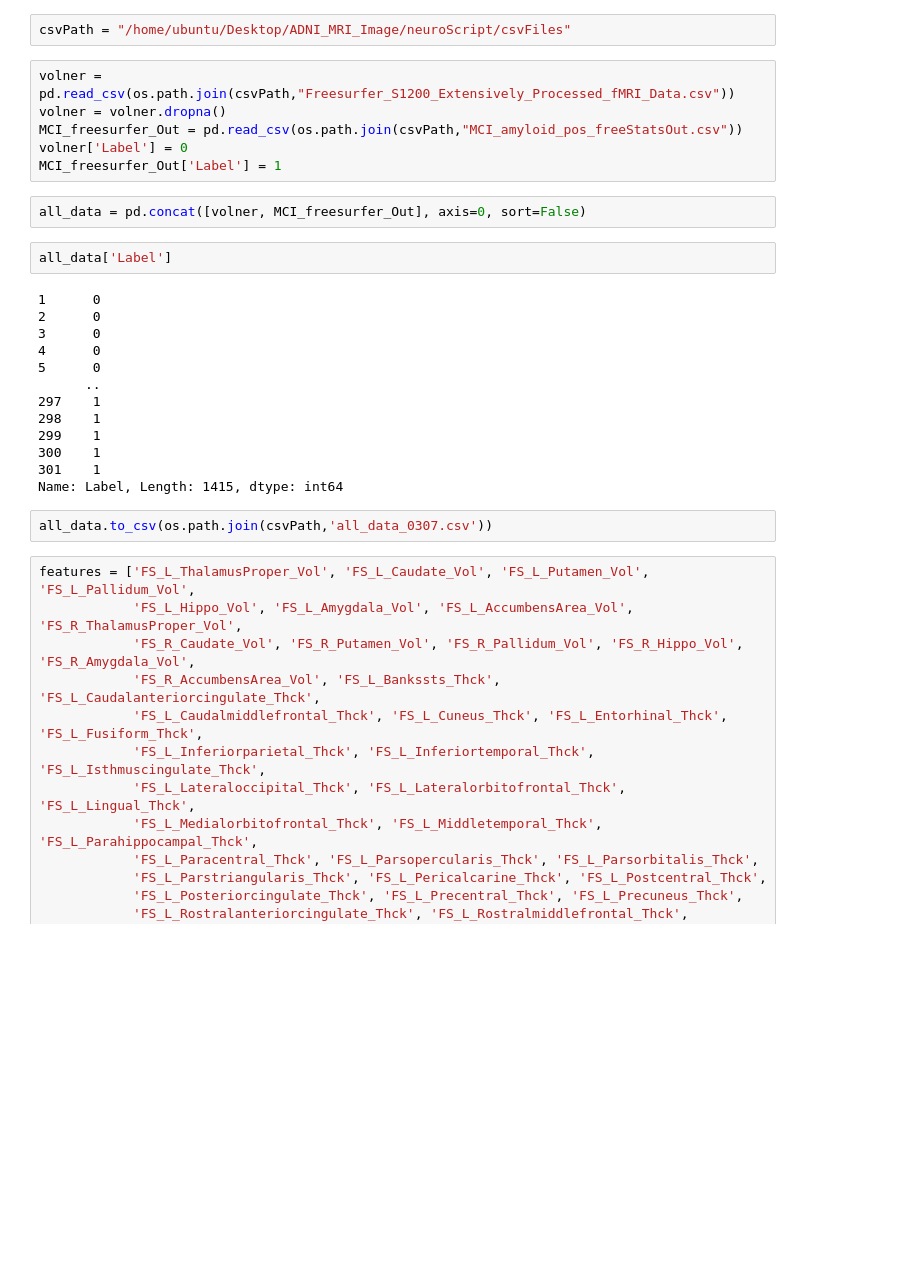
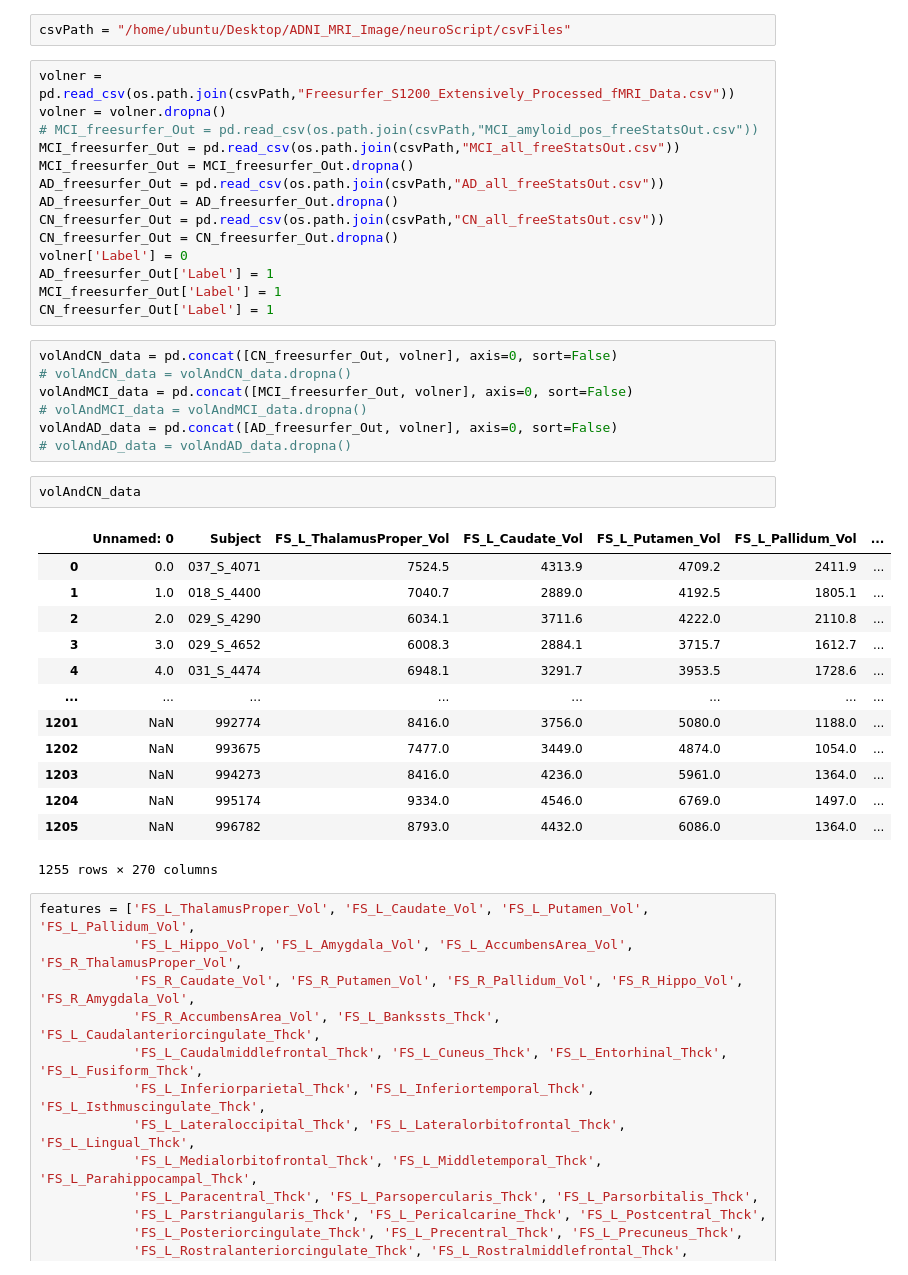
Before and after one commit to ulysses1881826/neuroScript, a Jupyter notebook: atrophyModelBuild.ipynb, the cells around one changed output. Saved outputs shown, nothing was run; the diff lists cells and outputs as text; blank space fills up the shorter version.

```diff
--- a/atrophyModelBuild.ipynb
+++ b/atrophyModelBuild.ipynb
@@ -28,28 +29,40 @@ csvPath = "/home/ubuntu/Desktop/ADNI_MRI_Image/neuroScript/csvFiles"
 # %%
 volner = pd.read_csv(os.path.join(csvPath,"Freesurfer_S1200_Extensively_Processed_fMRI_Data.csv"))
 volner = volner.dropna()
-MCI_freesurfer_Out = pd.read_csv(os.path.join(csvPath,"MCI_amyloid_pos_freeStatsOut.csv"))
+# MCI_freesurfer_Out = pd.read_csv(os.path.join(csvPath,"MCI_amyloid_pos_freeStatsOut.csv"))
+MCI_freesurfer_Out = pd.read_csv(os.path.join(csvPath,"MCI_all_freeStatsOut.csv"))
+MCI_freesurfer_Out = MCI_freesurfer_Out.dropna()
+AD_freesurfer_Out = pd.read_csv(os.path.join(csvPath,"AD_all_freeStatsOut.csv"))
+AD_freesurfer_Out = AD_freesurfer_Out.dropna()
+CN_freesurfer_Out = pd.read_csv(os.path.join(csvPath,"CN_all_freeStatsOut.csv"))
+CN_freesurfer_Out = CN_freesurfer_Out.dropna()
 volner['Label'] = 0
+AD_freesurfer_Out['Label'] = 1
 MCI_freesurfer_Out['Label'] = 1
+CN_freesurfer_Out['Label'] = 1
-# %%
-all_data = pd.concat([volner, MCI_freesurfer_Out], axis=0, sort=False)
-# %%
-all_data['Label']
-# %% [output]
-1      0
-2      0
-3      0
-4      0
-5      0
-      ..
-297    1
-298    1
-299    1
-300    1
-301    1
-Name: Label, Length: 1415, dtype: int64
-# %%
-all_data.to_csv(os.path.join(csvPath,'all_data_0307.csv'))
+# %%
+volAndCN_data = pd.concat([CN_freesurfer_Out, volner], axis=0, sort=False)
+# volAndCN_data = volAndCN_data.dropna()
+volAndMCI_data = pd.concat([MCI_freesurfer_Out, volner], axis=0, sort=False)
+# volAndMCI_data = volAndMCI_data.dropna()
+volAndAD_data = pd.concat([AD_freesurfer_Out, volner], axis=0, sort=False)
+# volAndAD_data = volAndAD_data.dropna()
+# %%
+volAndCN_data
+# %% [output]
+|  | Unnamed: 0 | Subject | FS_L_ThalamusProper_Vol | FS_L_Caudate_Vol | FS_L_Putamen_Vol | FS_L_Pallidum_Vol | ... |
+| 0 | 0.0 | 037_S_4071 | 7524.5 | 4313.9 | 4709.2 | 2411.9 | ... |
+| 1 | 1.0 | 018_S_4400 | 7040.7 | 2889.0 | 4192.5 | 1805.1 | ... |
+| 2 | 2.0 | 029_S_4290 | 6034.1 | 3711.6 | 4222.0 | 2110.8 | ... |
+| 3 | 3.0 | 029_S_4652 | 6008.3 | 2884.1 | 3715.7 | 1612.7 | ... |
+| 4 | 4.0 | 031_S_4474 | 6948.1 | 3291.7 | 3953.5 | 1728.6 | ... |
+| ... | ... | ... | ... | ... | ... | ... | ... |
+| 1201 | NaN | 992774 | 8416.0 | 3756.0 | 5080.0 | 1188.0 | ... |
+| 1202 | NaN | 993675 | 7477.0 | 3449.0 | 4874.0 | 1054.0 | ... |
+| 1203 | NaN | 994273 | 8416.0 | 4236.0 | 5961.0 | 1364.0 | ... |
+| 1204 | NaN | 995174 | 9334.0 | 4546.0 | 6769.0 | 1497.0 | ... |
+| 1205 | NaN | 996782 | 8793.0 | 4432.0 | 6086.0 | 1364.0 | ... |
+1255 rows × 270 columns
 # %%
 features = ['FS_L_ThalamusProper_Vol', 'FS_L_Caudate_Vol', 'FS_L_Putamen_Vol', 'FS_L_Pallidum_Vol',
             'FS_L_Hippo_Vol', 'FS_L_Amygdala_Vol', 'FS_L_AccumbensArea_Vol', 'FS_R_ThalamusProper_Vol',
```
Also changed, not shown: parts of 25 cells of this notebook, 6 other files.
